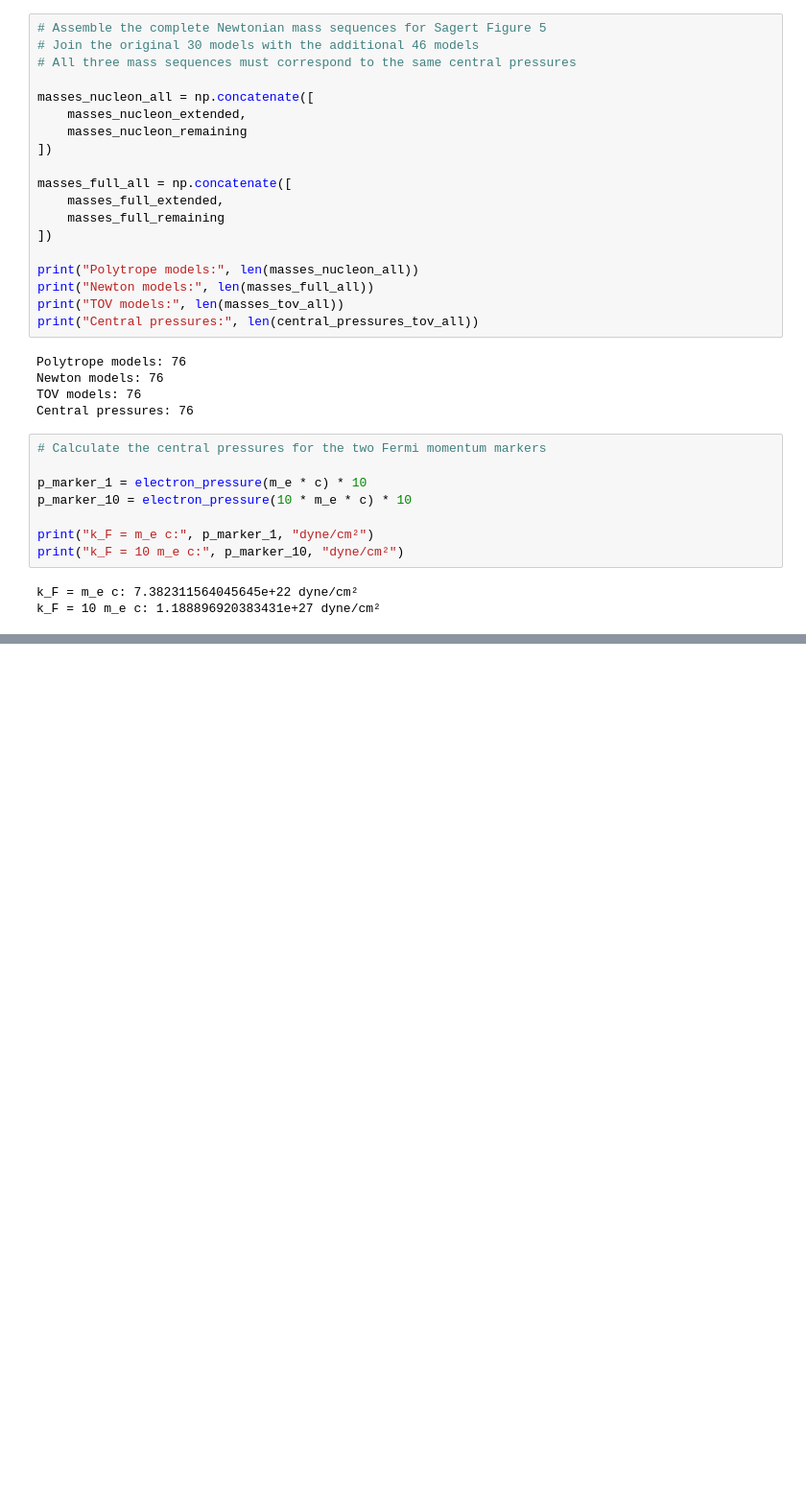
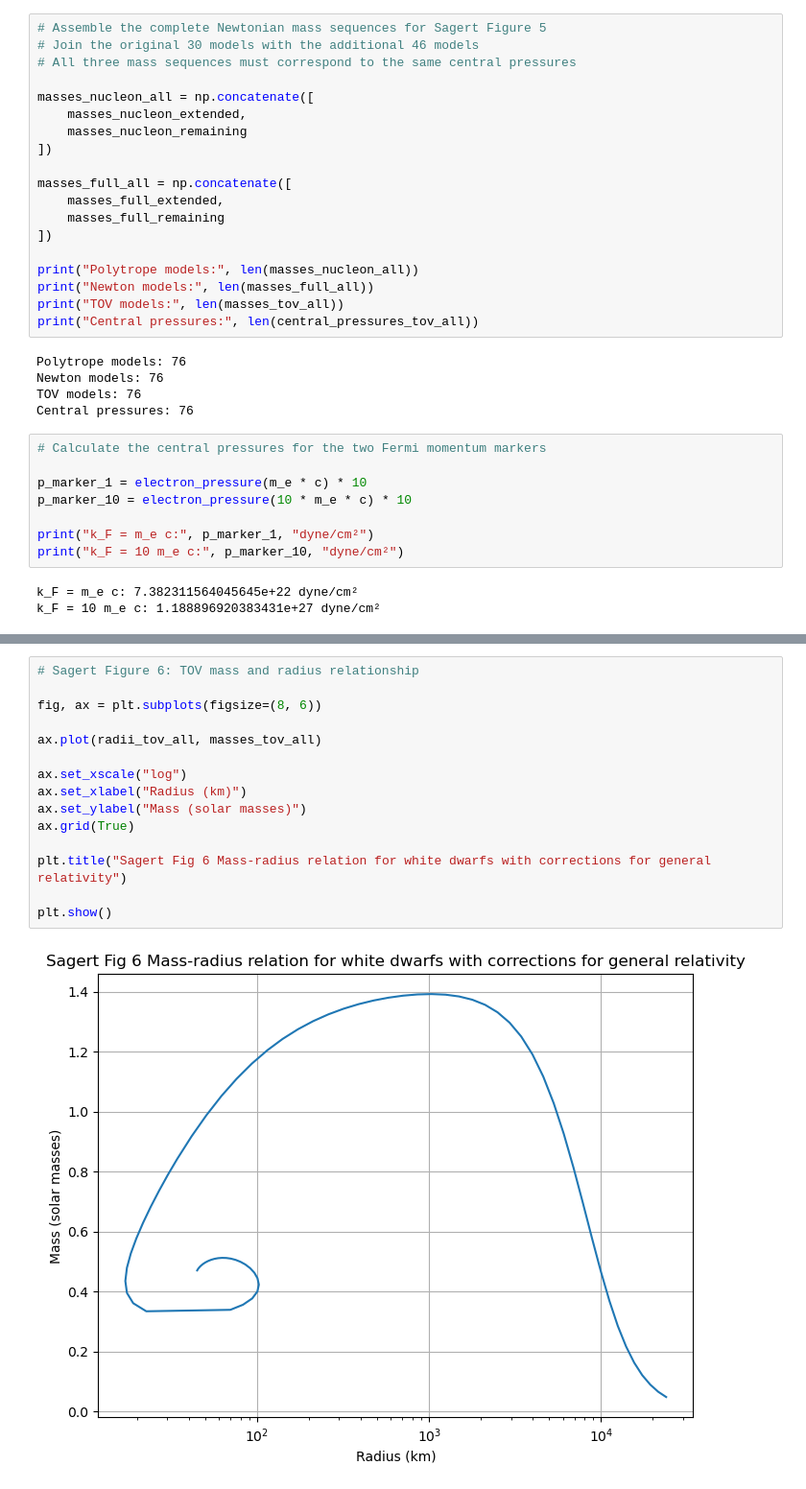
Before and after one commit to charlprend/Compact-Star-Modelling-, a Jupyter notebook: Notebooks/sagert_eos_code.ipynb, the cells around one changed output, grey strips where cells are left out. Shown at 96% size. Saved outputs shown, nothing was run; the diff lists cells and outputs as text; blank space fills up the shorter version.

```diff
--- a/Notebooks/sagert_eos_code.ipynb
+++ b/Notebooks/sagert_eos_code.ipynb
@@ -1652,0 +1653,17 @@ plt.show()
+# %%
+# Sagert Figure 6: TOV mass and radius relationship
+
+fig, ax = plt.subplots(figsize=(8, 6))
+
+ax.plot(radii_tov_all, masses_tov_all)
+
+ax.set_xscale("log")
+ax.set_xlabel("Radius (km)")
+ax.set_ylabel("Mass (solar masses)")
+ax.grid(True)
+
+plt.title("Sagert Fig 6 Mass-radius relation for white dwarfs with corrections for general relativity")
+
+plt.show()
+# %% [output]
+[figure, added]
```
Also changed, not shown: parts of 4 cells of this notebook, 8 other files.
